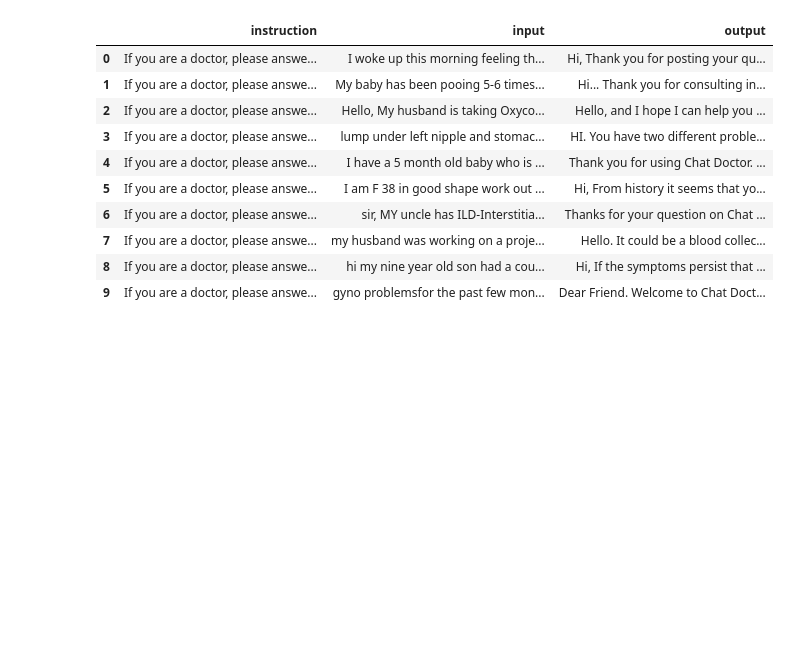
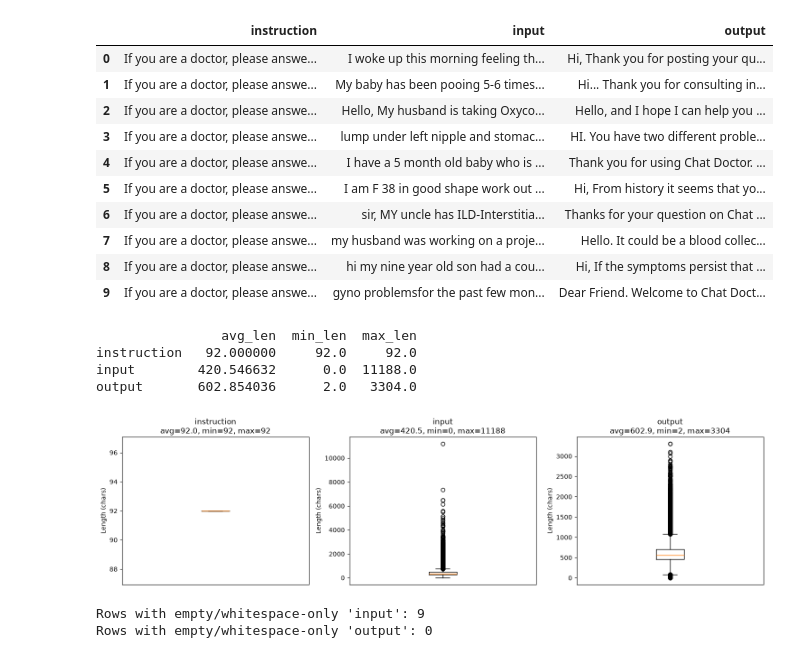
Before and after one commit to PrajwalSathyanarayana/smollm2-medical-sft, a Jupyter notebook: notebooks/01c_data_exploration_chatdoctor.ipynb, the cells around one changed output. Cells and saved outputs as stored; diff of their text form; code cells hidden in the pictures; blank space fills up the shorter version.

```diff
--- a/notebooks/01c_data_exploration_chatdoctor.ipynb
+++ b/notebooks/01c_data_exploration_chatdoctor.ipynb
@@ -43,3 +38,39 @@ df_train.head(10)
 | 7 | If you are a doctor, please answe... | my husband was working on a proje... | Hello. It could be a blood collec... |
 | 8 | If you are a doctor, please answe... | hi my nine year old son had a cou... | Hi, If the symptoms persist that ... |
 | 9 | If you are a doctor, please answe... | gyno problemsfor the past few mon... | Dear Friend. Welcome to Chat Doct... |
+# %%
+cols = ['instruction', 'input', 'output']
+
+# compute lengths (handle missing values)
+lengths = {c: df_train[c].fillna('').astype(str).str.len() for c in cols}
+lengths_df = pd.DataFrame(lengths)
+
+# stats: average, min, max
+stats = lengths_df.agg(['mean', 'min', 'max']).T.rename(columns={'mean': 'avg_len', 'min': 'min_len', 'max': 'max_len'})
+print(stats)
+
+# boxplot for distributions
+fig, axes = plt.subplots(1, 3, figsize=(15, 4))
+for ax, col in zip(axes, cols):
+    ax.boxplot(lengths_df[col], vert=True, showfliers=True)
+    ax.set_title(f"{col}\navg={lengths_df[col].mean():.1f}, min={int(lengths_df[col].min())}, max={int(lengths_df[col].max())}")
+    ax.set_xticks([])
+    ax.set_ylabel("Length (chars)")
+plt.tight_layout()
+plt.show()
+# %% [output]
+                avg_len  min_len  max_len
+instruction   92.000000     92.0     92.0
+input        420.546632      0.0  11188.0
+output       602.854036      2.0   3304.0
+[figure, added]
+# %%
+# Check for empty/whitespace-only values in input and output columns
+empty_input = (df_train['input'].fillna('').astype(str).str.strip() == '').sum()
+empty_output = (df_train['output'].fillna('').astype(str).str.strip() == '').sum()
+
+print(f"Rows with empty/whitespace-only 'input': {empty_input}")
+print(f"Rows with empty/whitespace-only 'output': {empty_output}")
+# %% [output]
+Rows with empty/whitespace-only 'input': 9
+Rows with empty/whitespace-only 'output': 0
```
Also changed, not shown: parts of 3 cells of this notebook.
